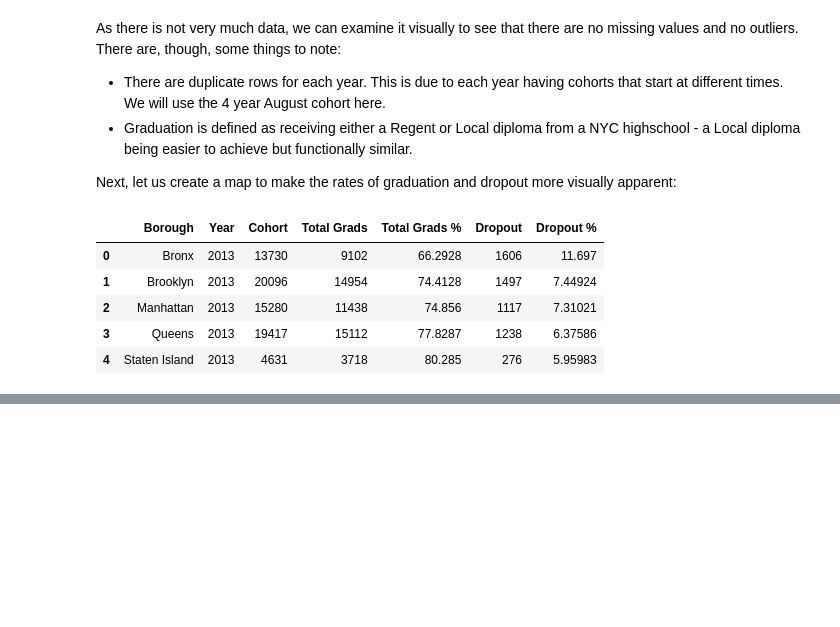
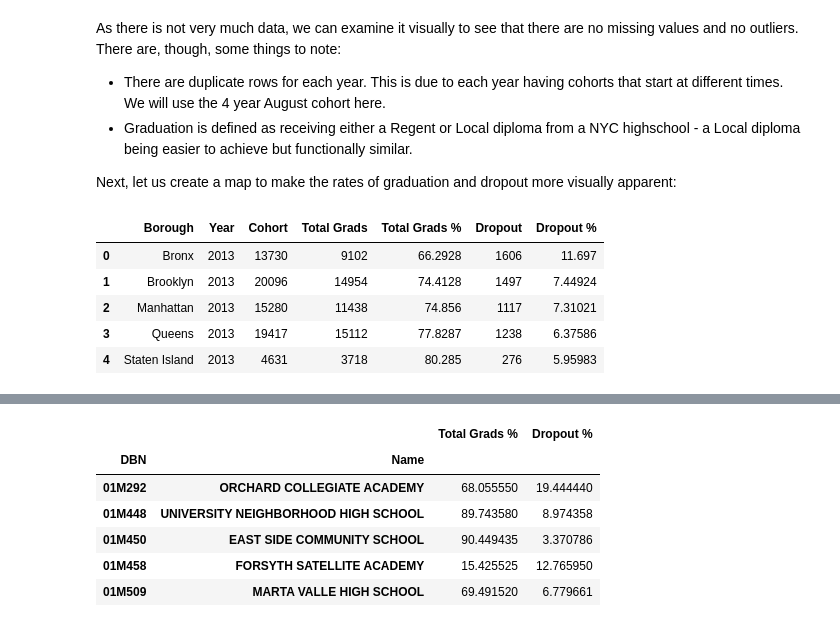
Before and after one commit to ThibauldBraet/Whos-your-data, a Jupyter notebook: Education.ipynb, the cells around one changed output, grey strips where cells are left out. Saved outputs shown, nothing was run; the diff lists cells and outputs as text; code cells hidden in the pictures; blank space fills up the shorter version.

```diff
--- a/Education.ipynb
+++ b/Education.ipynb
@@ -146,0 +195,12 @@ drops_map
+# %%
+# Now, we group the resulting dataframe by school names and average the percentages
+df_2013_grouped = df_2013.groupby(['DBN', 'Name']).mean()
+df_2013_grouped.head()
+# %% [output]
+|  |  | Total Grads % | Dropout % |
+| DBN | Name |  |  |
+| 01M292 | ORCHARD COLLEGIATE ACADEMY | 68.055550 | 19.444440 |
+| 01M448 | UNIVERSITY NEIGHBORHOOD HIGH SCHOOL | 89.743580 | 8.974358 |
+| 01M450 | EAST SIDE COMMUNITY SCHOOL | 90.449435 | 3.370786 |
+| 01M458 | FORSYTH SATELLITE ACADEMY | 15.425525 | 12.765950 |
+| 01M509 | MARTA VALLE HIGH SCHOOL | 69.491520 | 6.779661 |
```
Also changed, not shown: parts of 15 cells of this notebook.
